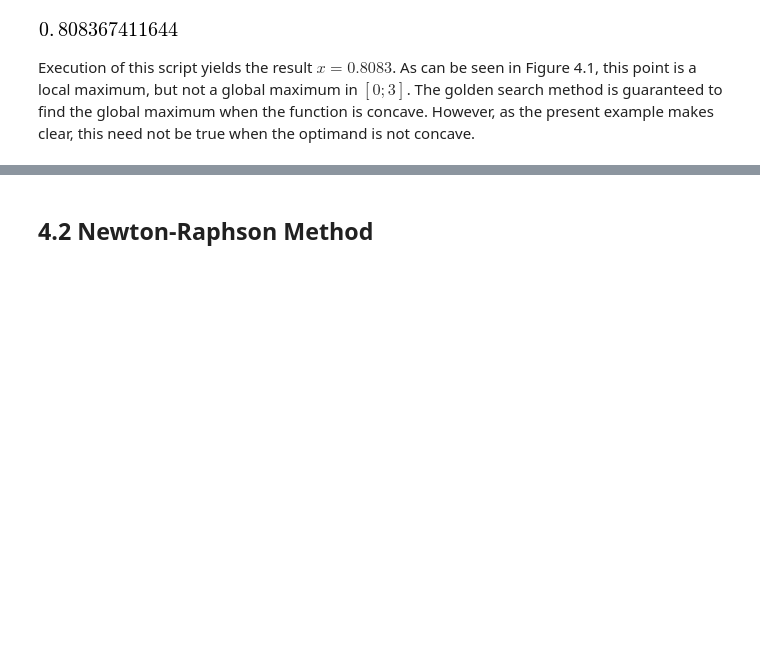
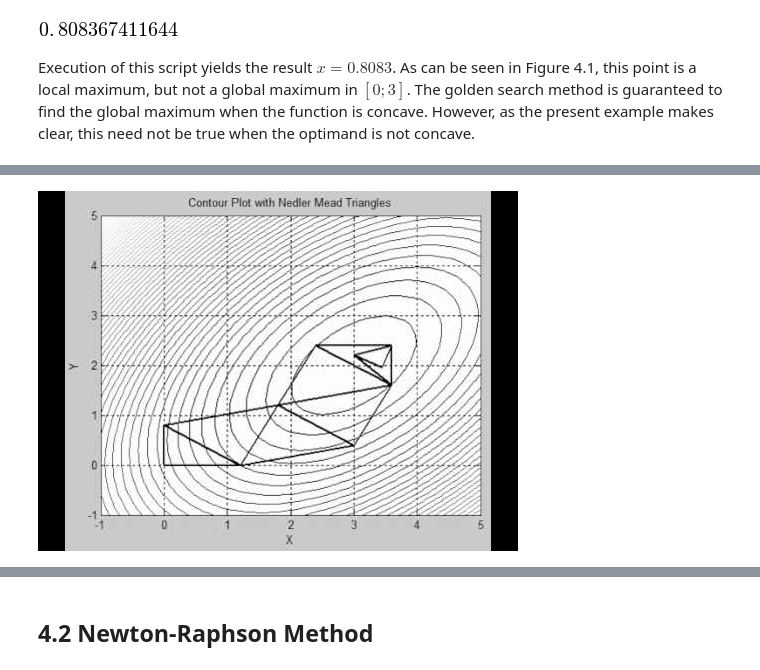
Before and after one commit to lnsongxf/Applied_Computational_Economics_and_Finance, a Jupyter notebook: Chapter04.ipynb, the cells around one changed output, grey strips where cells are left out. Saved outputs shown, nothing was run; the diff lists cells and outputs as text; code cells hidden in the pictures; blank space fills up the shorter version.

```diff
--- a/Chapter04.ipynb
+++ b/Chapter04.ipynb
@@ -163,0 +332,8 @@ is not concave.
+# %%
+#https://codesachin.wordpress.com/2016/01/16/nelder-mead-optimization/
+from IPython.display import YouTubeVideo
+# Evaluates the function:
+# f(x,y) = x^2 - 4*x + y^2 - y - x*y;
+YouTubeVideo("HUqLxHfxWqU")
+# %% [output]
+[figure, added]
```
Also changed, not shown: parts of 49 cells of this notebook, 1 other file.
